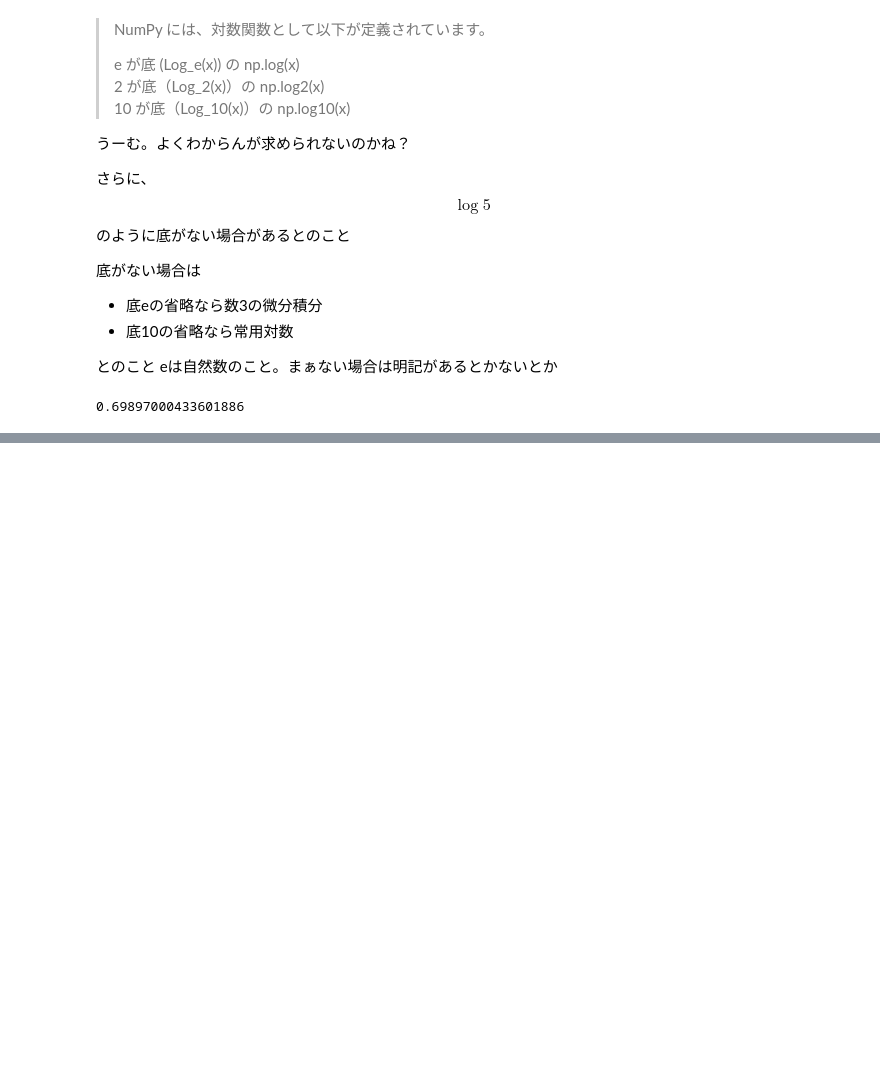
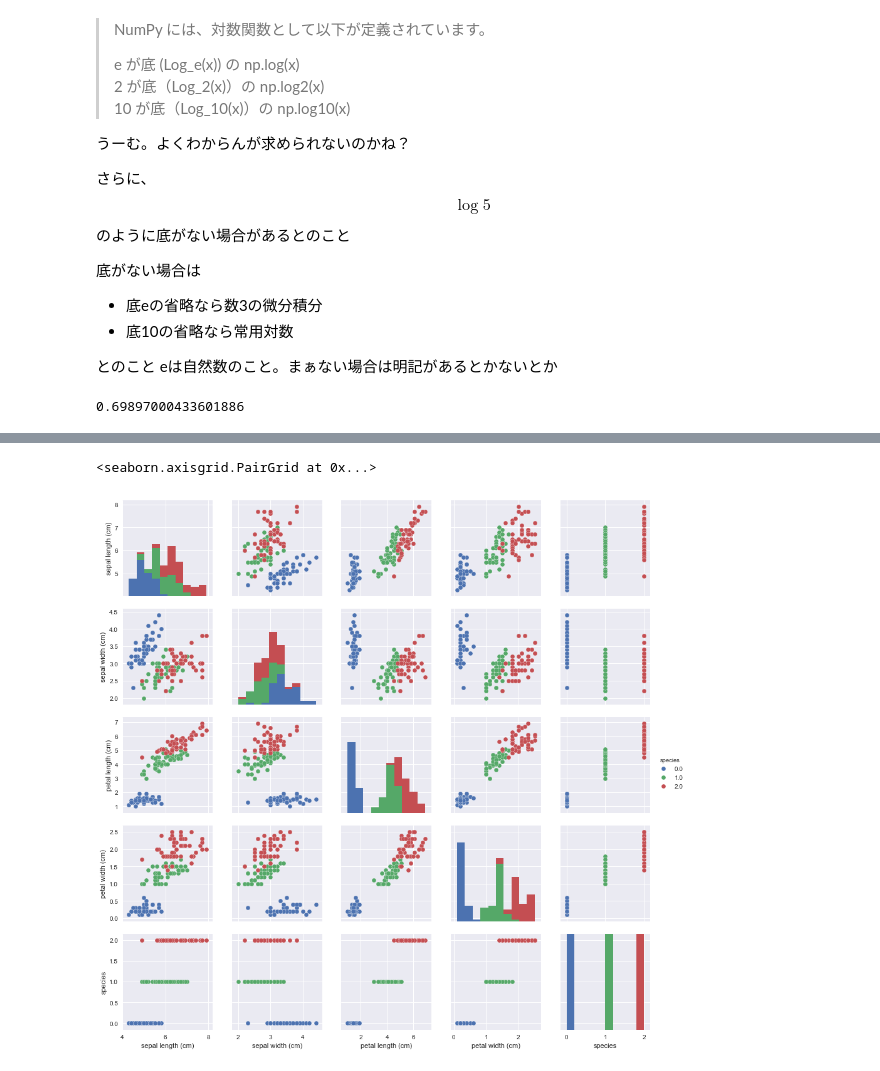
Before and after one commit to Aipakazuma/mathematics-with-python, a Jupyter notebook: math-study-with-python.ipynb, the cells around one changed output, grey strips where cells are left out. Drawn from its saved outputs; the diff is of its cells as text; code cells hidden in the pictures; blank space fills up the shorter version.

```diff
--- a/math-study-with-python.ipynb
+++ b/math-study-with-python.ipynb
@@ -196 +254,9 @@ np.log10(5)
+# %%
+_names = iris_data.feature_names.copy()
+_names.append('species')
+iris_df = pd.DataFrame(np.c_[iris_data_list,  iris_data.target], columns=_names)
+sns.pairplot(iris_df, hue='species')
+# %% [output]
+<seaborn.axisgrid.PairGrid at 0x...>
+[figure, added]
 # %% [markdown]
```
Also changed, not shown: parts of 17 cells of this notebook.
